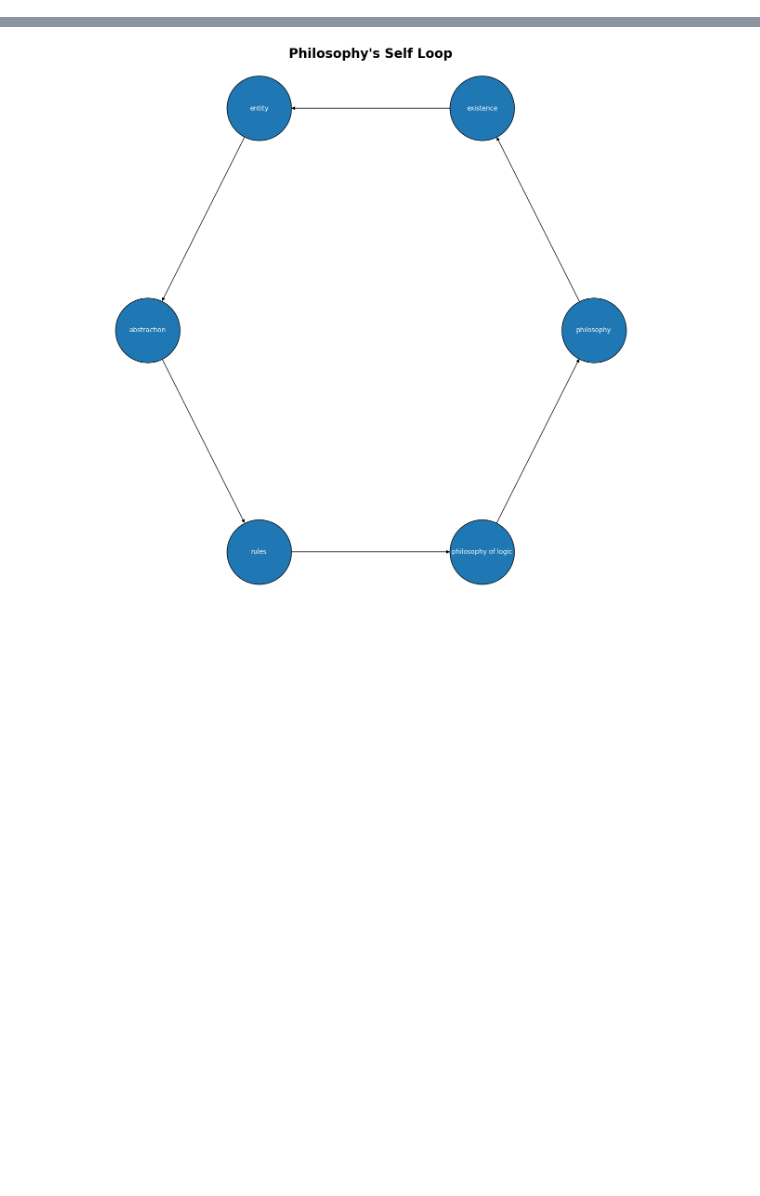
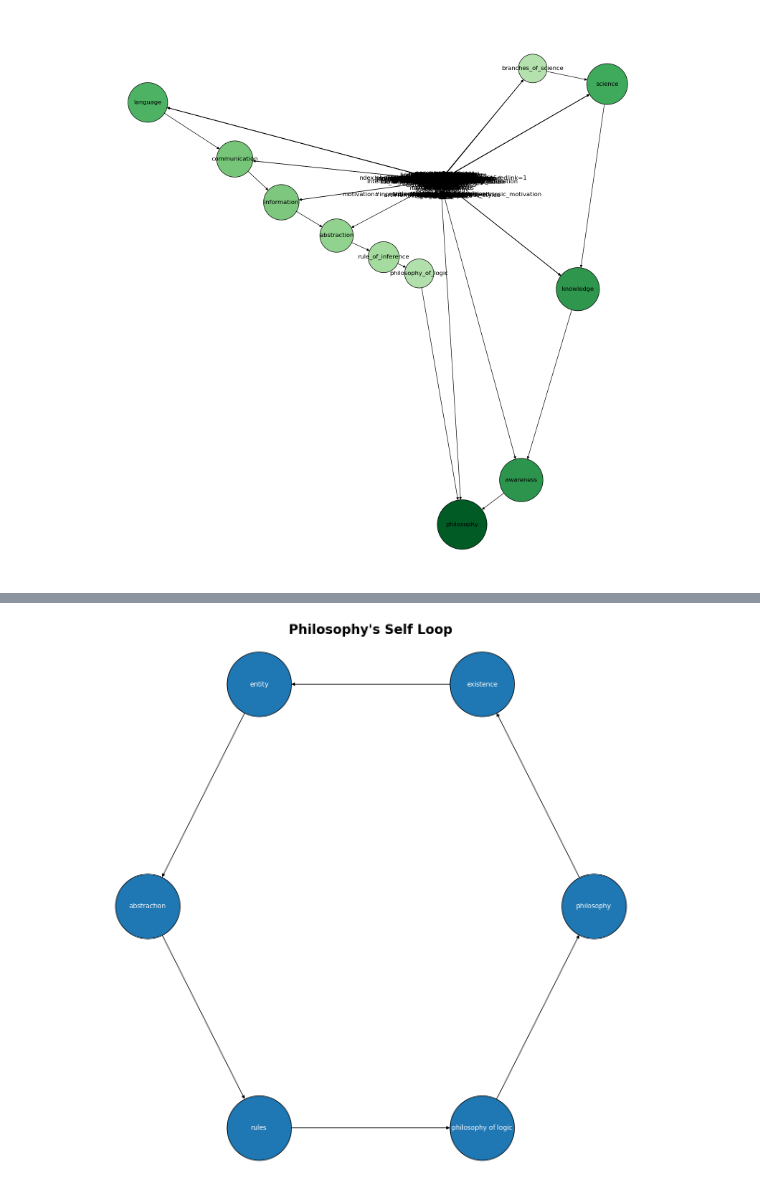
Before and after one commit to austinbarish/645-final-project, a Jupyter notebook: code/EDA.ipynb, the cells around one changed output, grey strips where cells are left out. Cells and saved outputs as stored; diff of their text form; code cells hidden in the pictures; blank space fills up the shorter version.

```diff
--- a/code/EDA.ipynb
+++ b/code/EDA.ipynb
@@ -31,0 +515,4 @@ TypeError: Graph.add_edges_from() takes 2 positional arguments but 3 were given
+# %%
+plot_network(subgraph, node_color="closeness", layout="spectral")
+# %% [output]
+[figure, added]
```
Also changed, not shown: parts of 29 cells of this notebook, 3 other files.
